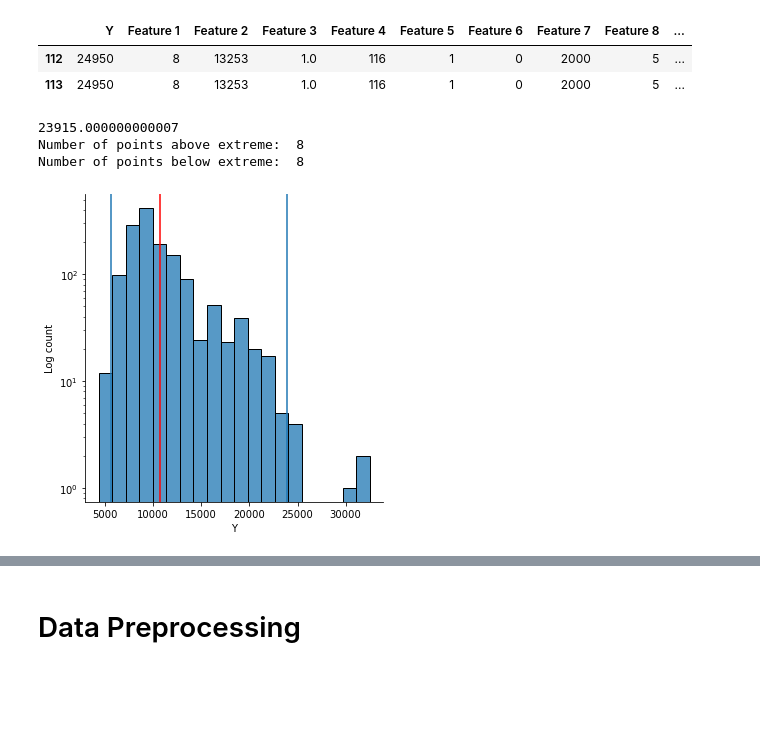
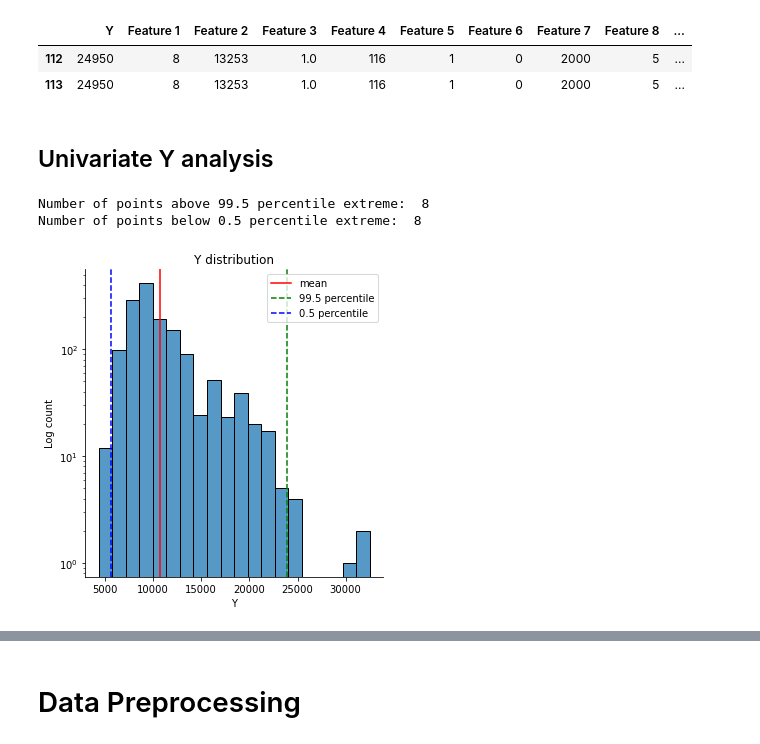
Before and after one commit to potus84/Inmeta, a Jupyter notebook: Modelling.ipynb, the cells around one changed output, grey strips where cells are left out. Saved outputs shown, nothing was run; the diff lists cells and outputs as text; code cells hidden in the pictures; blank space fills up the shorter version.

```diff
--- a/Modelling.ipynb
+++ b/Modelling.ipynb
@@ -76,19 +80,21 @@ df[df.duplicated(keep=False)]
 |  | Y | Feature 1 | Feature 2 | Feature 3 | Feature 4 | Feature 5 | Feature 6 | Feature 7 | Feature 8 | ... |
 | 112 | 24950 | 8 | 13253 | 1.0 | 116 | 1 | 0 | 2000 | 5 | ... |
 | 113 | 24950 | 8 | 13253 | 1.0 | 116 | 1 | 0 | 2000 | 5 | ... |
+# %% [markdown]
+## Univariate Y analysis
 # %%
 sns.displot(df['Y'], bins=20)
 plt.yscale('log')
 plt.axvline(df['Y'].mean(), c='red', label='mean')
-plt.axvline(np.percentile(df['Y'], q=99.5), label='99.5 percentile')
-plt.axvline(np.percentile(df['Y'], q=0.5), label='0.5 percentile')
-threshold = np.percentile(df['Y'], q=99.5)
+plt.axvline(np.percentile(df['Y'], q=99.5), linestyle='--', color='g', label='99.5 percentile')
+plt.axvline(np.percentile(df['Y'], q=0.5), linestyle='--', color='b', label='0.5 percentile')
+
 plt.ylabel('Log count')
-print(threshold)
-print('Number of points above extreme: ', len(df[df['Y'] > np.percentile(df['Y'], q=99.5)]))
-print('Number of points below extreme: ', len(df[df['Y'] < np.percentile(df['Y'], q=0.5)]))
+plt.title('Y distribution')
+plt.legend()
+print('Number of points above 99.5 percentile extreme: ', len(df[df['Y'] > np.percentile(df['Y'], q=99.5)]))
+print('Number of points below 0.5 percentile extreme: ', len(df[df['Y'] < np.percentile(df['Y'], q=0.5)]))
 # %% [output]
-23915.000000000007
-Number of points above extreme:  8
-Number of points below extreme:  8
+Number of points above 99.5 percentile extreme:  8
+Number of points below 0.5 percentile extreme:  8
-[figure, old version]
+[figure, new version]
```
Also changed, not shown: parts of 27 cells of this notebook, 2 other files.
